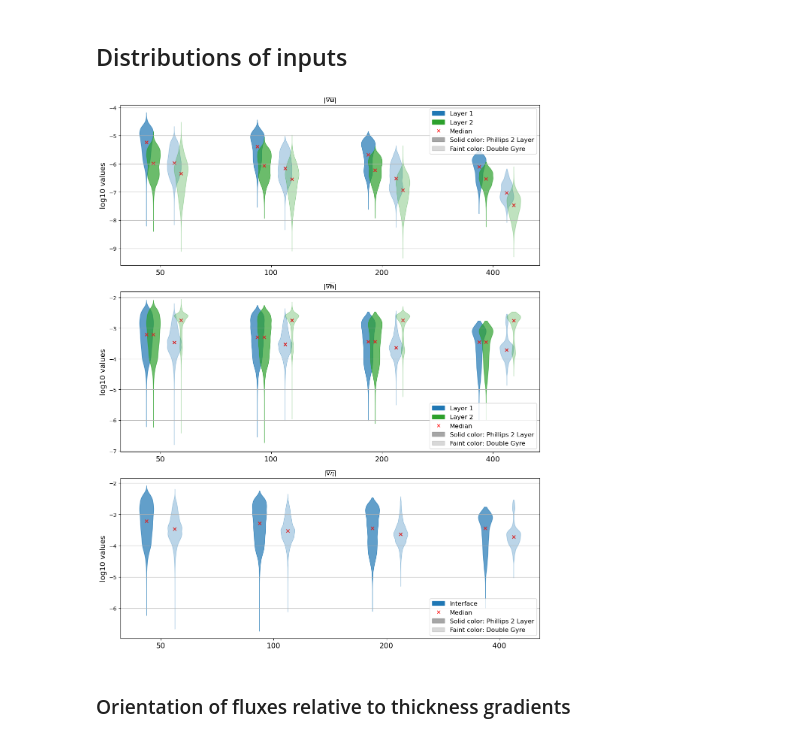
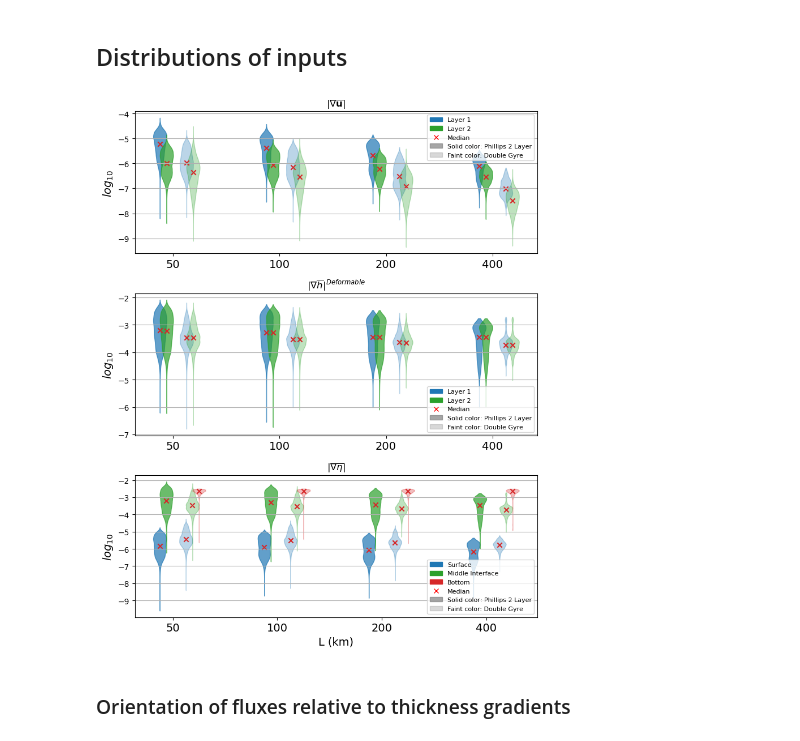
Before and after one commit to dhruvbalwada/mesoscale_buoyancy_param_ML, a Jupyter notebook: paper_figure_notebooks/Figure2-3_input_output_properties.ipynb, the cells around one changed output. Cells and saved outputs as stored; diff of their text form; code cells hidden in the pictures.

```diff
--- a/paper_figure_notebooks/Figure2-3_input_output_properties.ipynb
+++ b/paper_figure_notebooks/Figure2-3_input_output_properties.ipynb
@@ -37,7 +37,7 @@ dtree = datasets.calculate_magnitudes(dtree)
 import datasets
 dtree = datasets.SimulationData(simulation_names=exp_name,
                                 filter_scales = Lscales,
-                                window_size = 3,
+                                window_size = 1,
                                 time_sel = Tsel,
                                 single_layer_mask_flag=True)
 dtree = datasets.calculate_magnitudes(dtree.simulation_data)
@@ -623,12 +649,12 @@ def plot_violin_var_zl(var):
         mpatches.Patch(color='gray', alpha=0.3, label='Faint color: Double Gyre')
     ]
 
-    plt.legend(handles=legend_patches, loc='best', fontsize=12)
+    plt.legend(handles=legend_patches, loc='best', fontsize=8)
 
     # Adjust xticks for visual separation
     plt.xticks([i * 4 + 0.5 for i in range(len(L_values))], L_values, fontsize=14)
     #plt.xlabel('L scale (km)', fontsize=14)
-    plt.ylabel('log10 values', fontsize=14)
+    plt.ylabel(r'$log_{10}$ ', fontsize=14)
     #plt.title('Violin Plots of magHFlux and Normalized magHFlux with Distinct Styles', fontsize=16)
     #if exp_name == 'DG':
     #    plt.title(r'Double Gyre', fontsize=16)
@@ -637,7 +663,7 @@ def plot_violin_var_zl(var):
     if var == 'magGradU':
         plt.title(r'$|\nabla \overline{\mathbf{u}}|$')
     elif var == 'magGradH':
-        plt.title(r'$|\nabla \overline{\mathbf{h}}|$')
+        plt.title(r'$|\nabla \overline{h}|^{Deformable}$')
 
     plt.grid(axis='y')
 
@@ -649,12 +675,15 @@ def plot_violin_var_zi(var):
         for exp in ['P2L', 'DG']:
             ds = dtree[exp][L]
             ds = ds.where(ds.hbar.isel(zl=1)>1.)
+            if exp == 'DG':
+                ds = ds.where(ds.magGradE>1e-10)
+
 
             data = []
             #data_norm = []
 
 
-            for zl in [1]:
+            for zl in zi_levels:
                 magVar = ds[var].isel(zi=zl).values.reshape(-1)
                 #magGradU = ds.magGradU.isel(zl=zl).values.reshape(-1)
 
@@ -672,10 +701,10 @@ def plot_violin_var_zi(var):
 
             # Plot regular data
             if exp == 'P2L':
-                pos_data = [i * 4 + j * 0.25 for j in range(1)]
+                pos_data = [i * 4 + j * 0.25 for j in range(len(zi_levels))]
                 alpha = 0.7
             elif exp == 'DG':
-                pos_data = [i * 4 + 1 + j * 0.25 for j in range(1)]
+                pos_data = [i * 4 + 1 + j * 0.25 for j in range(len(zi_levels))]
                 alpha = 0.3
 
             parts = plt.violinplot(data, positions=pos_data, showmeans=False,
@@ -699,7 +728,9 @@ def plot_violin_var_zi(var):
     # Creating custom legend
     import matplotlib.patches as mpatches
     legend_patches = [
-        mpatches.Patch(color='tab:blue', label='Interface'),
+        mpatches.Patch(color='tab:blue', label='Surface'),
+        mpatches.Patch(color='tab:green', label='Middle Interface'),
+        mpatches.Patch(color='tab:red', label='Bottom'),
         #mpatches.Patch(color='tab:green', label='Layer 2'),
         mlines.Line2D([], [], color='red', marker='x', linestyle='None', label='Median'),
         #mlines.Line2D([], [], color='darkorange', marker='o', linestyle='None', label='Median (Normalized Data)'),
@@ -707,12 +738,12 @@ def plot_violin_var_zi(var):
         mpatches.Patch(color='gray', alpha=0.3, label='Faint color: Double Gyre')
     ]
 
-    plt.legend(handles=legend_patches, loc='best', fontsize=12)
+    plt.legend(handles=legend_patches, loc='best', fontsize=8)
 
     # Adjust xticks for visual separation
     plt.xticks([i * 4 + 0.5 for i in range(len(L_values))], L_values, fontsize=14)
     #plt.xlabel('L scale (km)', fontsize=14)
-    plt.ylabel('log10 values', fontsize=14)
+    plt.ylabel(r'$log_{10}$ ', fontsize=14)
     #plt.title('Violin Plots of magHFlux and Normalized magHFlux with Distinct Styles', fontsize=16)
     #if exp_name == 'DG':
     #    plt.title(r'Double Gyre', fontsize=16)
@@ -725,28 +756,30 @@ def plot_violin_var_zi(var):
 # %%
 import matplotlib.pyplot as plt
 import matplotlib.patches as mpatches
 import matplotlib.lines as mlines
 
 
 L_values = ['50', '100', '200', '400']
 z_levels = [0, 1]
-colors = ['tab:blue', 'tab:green']  # Colors for different zl values
+zi_levels = [0,1,2]
+colors = ['tab:blue', 'tab:green', 'tab:red'] # Colors for different zl values
 
-plt.figure(figsize=(12, 15))
+plt.figure(figsize=(8, 10))
 
 plt.subplot(311)
 plot_violin_var_zl('magGradU')
 
 plt.subplot(312)
 plot_violin_var_zl('magGradH')
 
 plt.subplot(313)
 plot_violin_var_zi('magGradE')
+plt.xlabel('L (km)', fontsize=14)
 
 plt.tight_layout()
-plt.savefig('Figures/Figure2b.png')
+plt.savefig('Figures/Figure3.png')
 # %% [output]
-[figure, old version]
+[figure, new version]
 # %% [markdown]
 ### Orientation of fluxes relative to thickness gradients
 # %%
```
Also changed, not shown: parts of 7 cells of this notebook, 23 other files.
